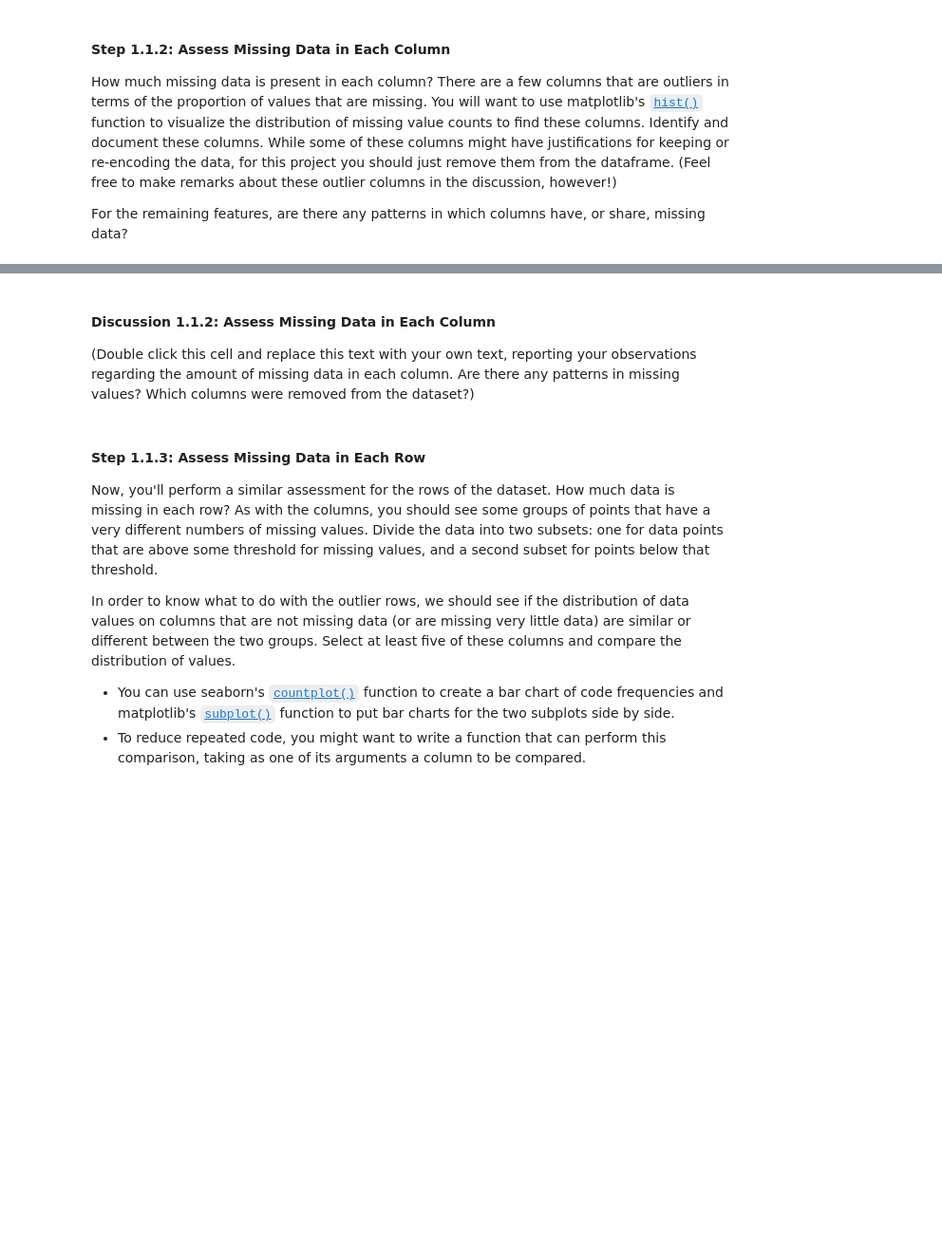
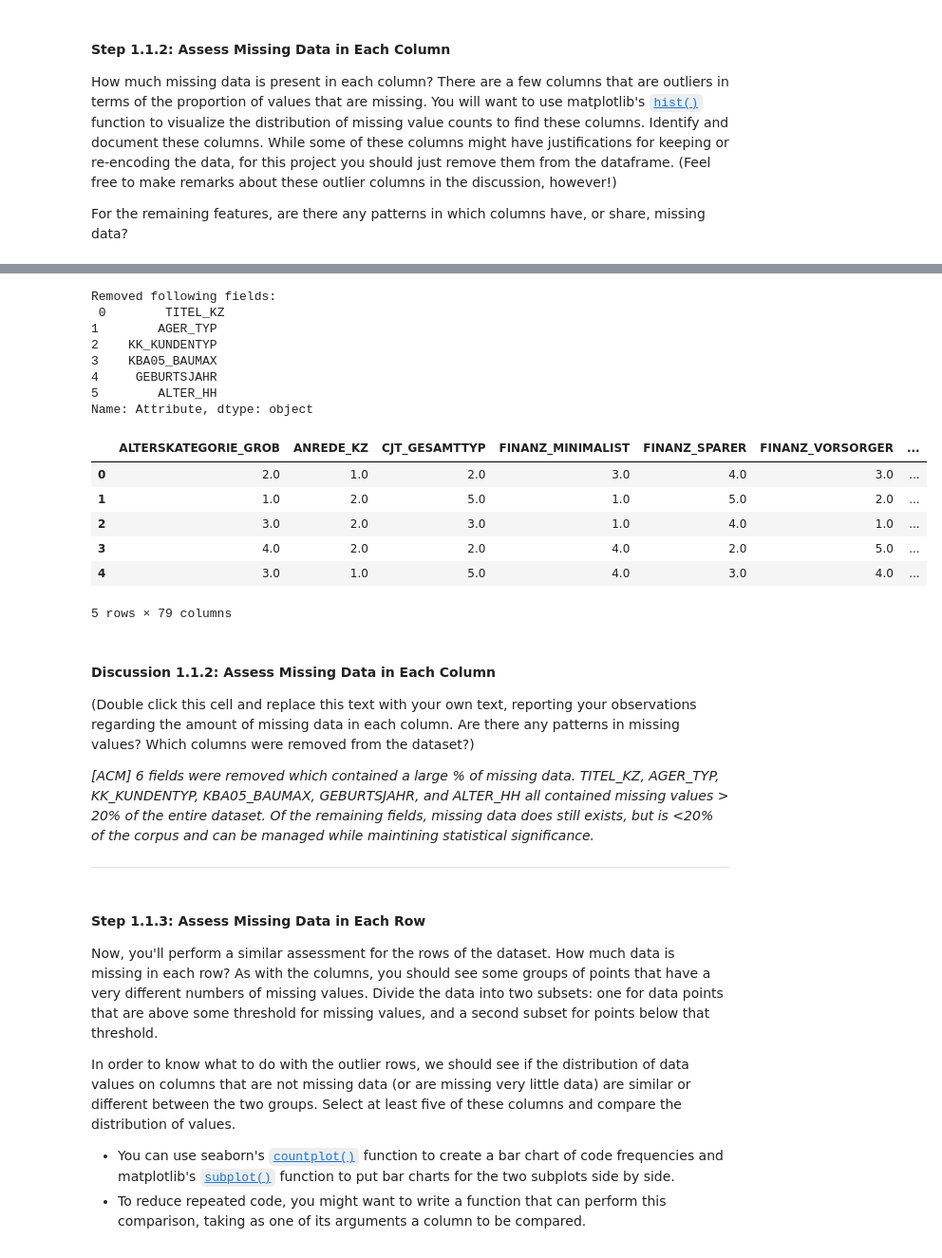
Before and after one commit to amcumber/udacity-identify-customer-segments, a Jupyter notebook: Identify_Customer_Segments.ipynb, the cells around one changed output, grey strips where cells are left out. Shown: that part at 95% size. Drawn from its saved outputs; the diff is of its cells as text; code cells hidden in the pictures; blank space fills up the shorter version.

```diff
--- a/Identify_Customer_Segments.ipynb
+++ b/Identify_Customer_Segments.ipynb
@@ -188,7 +206,48 @@ Text(0.5, 1.0, '...')
+# %%
+# Remove the outlier columns from the dataset. (You'll perform other data
+# engineering tasks such as re-encoding and imputation later.)
+
+def remove_empty_cols(df, top_n, axis=0):
+    """remove top_n attributes with most frequent NaN Values"""
+    df = df.copy()
+    na_hist = get_na_freq(df, axis=axis)
+    if axis == 0:
+        na_attrs = na_hist['Attribute'].values
+        drop_axis=1
+    else:
+        na_attrs = na_hist['Index'].values
+        drop_axis=0
+
+    df = df.drop(na_attrs[:top_n], axis=drop_axis)
+    return df
+
+azdias = remove_empty_cols(azdias, 6)
+print('Removed following fields:\n', na_hist.iloc[:6, :]['Attribute'])
+azdias.head()
+# %% [output]
+Removed following fields:
+ 0        TITEL_KZ
+1        AGER_TYP
+2    KK_KUNDENTYP
+3    KBA05_BAUMAX
+4     GEBURTSJAHR
+5        ALTER_HH
+Name: Attribute, dtype: object
+|  | ALTERSKATEGORIE_GROB | ANREDE_KZ | CJT_GESAMTTYP | FINANZ_MINIMALIST | FINANZ_SPARER | FINANZ_VORSORGER | ... |
+| 0 | 2.0 | 1.0 | 2.0 | 3.0 | 4.0 | 3.0 | ... |
+| 1 | 1.0 | 2.0 | 5.0 | 1.0 | 5.0 | 2.0 | ... |
+| 2 | 3.0 | 2.0 | 3.0 | 1.0 | 4.0 | 1.0 | ... |
+| 3 | 4.0 | 2.0 | 2.0 | 4.0 | 2.0 | 5.0 | ... |
+| 4 | 3.0 | 1.0 | 5.0 | 4.0 | 3.0 | 4.0 | ... |
+5 rows × 79 columns
 # %% [markdown]
 #### Discussion 1.1.2: Assess Missing Data in Each Column
 
 (Double click this cell and replace this text with your own text, reporting your observations regarding the amount of missing data in each column. Are there any patterns in missing values? Which columns were removed from the dataset?)
+
+*[ACM] 6 fields were removed which contained a large % of missing data. TITEL_KZ, AGER_TYP, KK_KUNDENTYP, KBA05_BAUMAX, GEBURTSJAHR, and ALTER_HH all contained missing values > 20% of the entire dataset. Of the remaining fields, missing data does still exists, but is <20% of the corpus and can be managed while maintining statistical significance.*
+
+---
 # %% [markdown]
 #### Step 1.1.3: Assess Missing Data in Each Row
 
```
Also changed, not shown: parts of 20 cells of this notebook.
